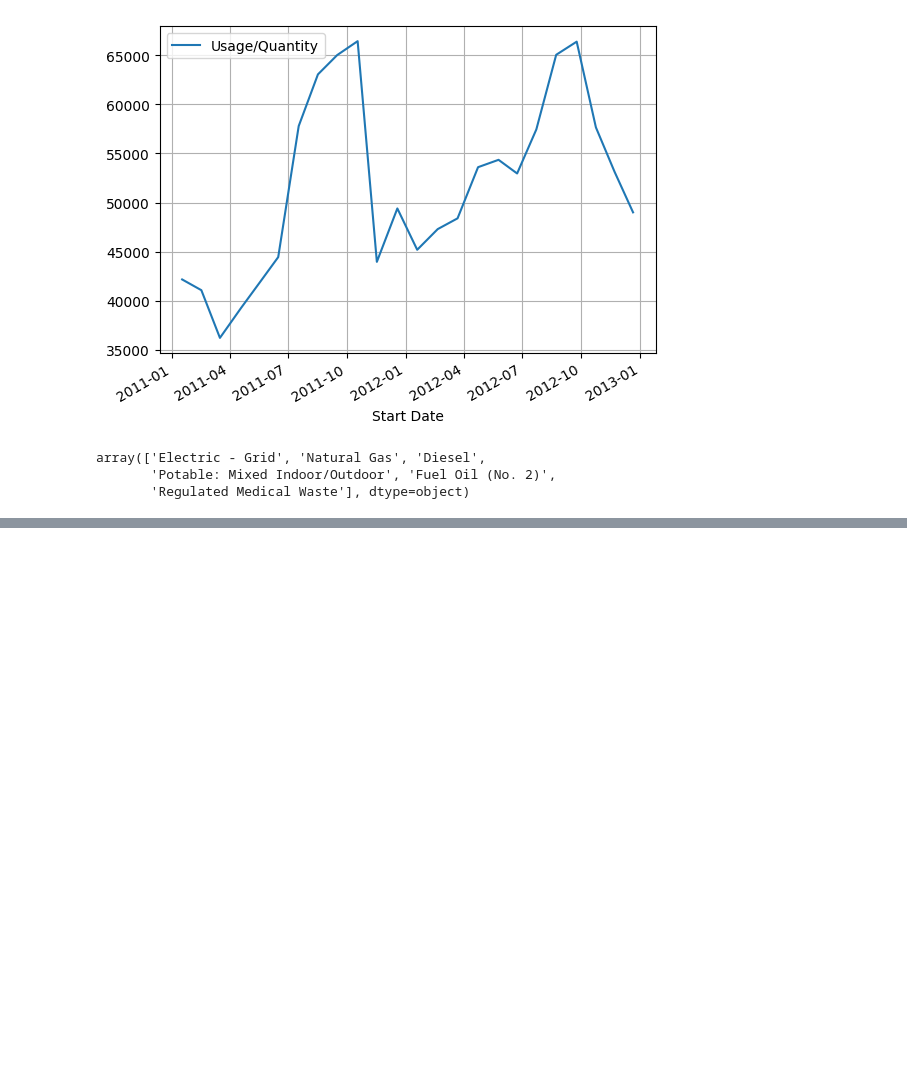
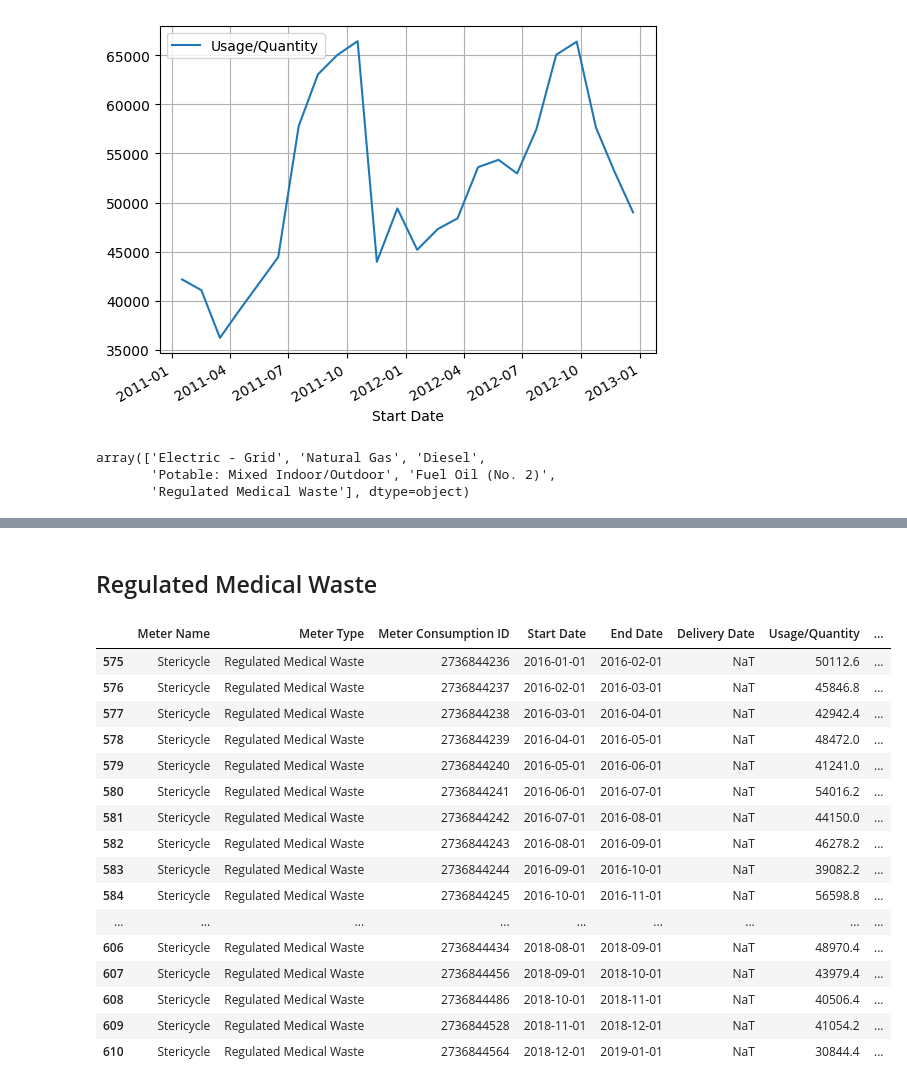
Before and after one commit to saeed-saffari/CPHSC, a Jupyter notebook: O-LCA/Halifax_Infirmary_Complex_meters.ipynb, the cells around one changed output, grey strips where cells are left out. Drawn from its saved outputs; the diff is of its cells as text; code cells hidden in the pictures; blank space fills up the shorter version.

```diff
--- a/O-LCA/Halifax_Infirmary_Complex_meters.ipynb
+++ b/O-LCA/Halifax_Infirmary_Complex_meters.ipynb
@@ -499,0 +558,23 @@ Electric[Electric.Year<2013].plot(x='Start Date',y='Usage/Quantity')
+# %% [markdown]
+## Regulated Medical Waste
+# %%
+Medical_Waste = group_df.get_group('Regulated Medical Waste')
+Medical_Waste
+# %% [output]
+|  | Meter Name | Meter Type | Meter Consumption ID | Start Date | End Date | Delivery Date | Usage/Quantity | ... |
+| 575 | Stericycle | Regulated Medical Waste | 2736844236 | 2016-01-01 | 2016-02-01 | NaT | 50112.6 | ... |
+| 576 | Stericycle | Regulated Medical Waste | 2736844237 | 2016-02-01 | 2016-03-01 | NaT | 45846.8 | ... |
+| 577 | Stericycle | Regulated Medical Waste | 2736844238 | 2016-03-01 | 2016-04-01 | NaT | 42942.4 | ... |
+| 578 | Stericycle | Regulated Medical Waste | 2736844239 | 2016-04-01 | 2016-05-01 | NaT | 48472.0 | ... |
+| 579 | Stericycle | Regulated Medical Waste | 2736844240 | 2016-05-01 | 2016-06-01 | NaT | 41241.0 | ... |
+| 580 | Stericycle | Regulated Medical Waste | 2736844241 | 2016-06-01 | 2016-07-01 | NaT | 54016.2 | ... |
+| 581 | Stericycle | Regulated Medical Waste | 2736844242 | 2016-07-01 | 2016-08-01 | NaT | 44150.0 | ... |
+| 582 | Stericycle | Regulated Medical Waste | 2736844243 | 2016-08-01 | 2016-09-01 | NaT | 46278.2 | ... |
+| 583 | Stericycle | Regulated Medical Waste | 2736844244 | 2016-09-01 | 2016-10-01 | NaT | 39082.2 | ... |
+| 584 | Stericycle | Regulated Medical Waste | 2736844245 | 2016-10-01 | 2016-11-01 | NaT | 56598.8 | ... |
+| ... | ... | ... | ... | ... | ... | ... | ... | ... |
+| 606 | Stericycle | Regulated Medical Waste | 2736844434 | 2018-08-01 | 2018-09-01 | NaT | 48970.4 | ... |
+| 607 | Stericycle | Regulated Medical Waste | 2736844456 | 2018-09-01 | 2018-10-01 | NaT | 43979.4 | ... |
+| 608 | Stericycle | Regulated Medical Waste | 2736844486 | 2018-10-01 | 2018-11-01 | NaT | 40506.4 | ... |
+| 609 | Stericycle | Regulated Medical Waste | 2736844528 | 2018-11-01 | 2018-12-01 | NaT | 41054.2 | ... |
+| 610 | Stericycle | Regulated Medical Waste | 2736844564 | 2018-12-01 | 2019-01-01 | NaT | 30844.4 | ... |
```
Also changed, not shown: parts of 15 cells of this notebook.
